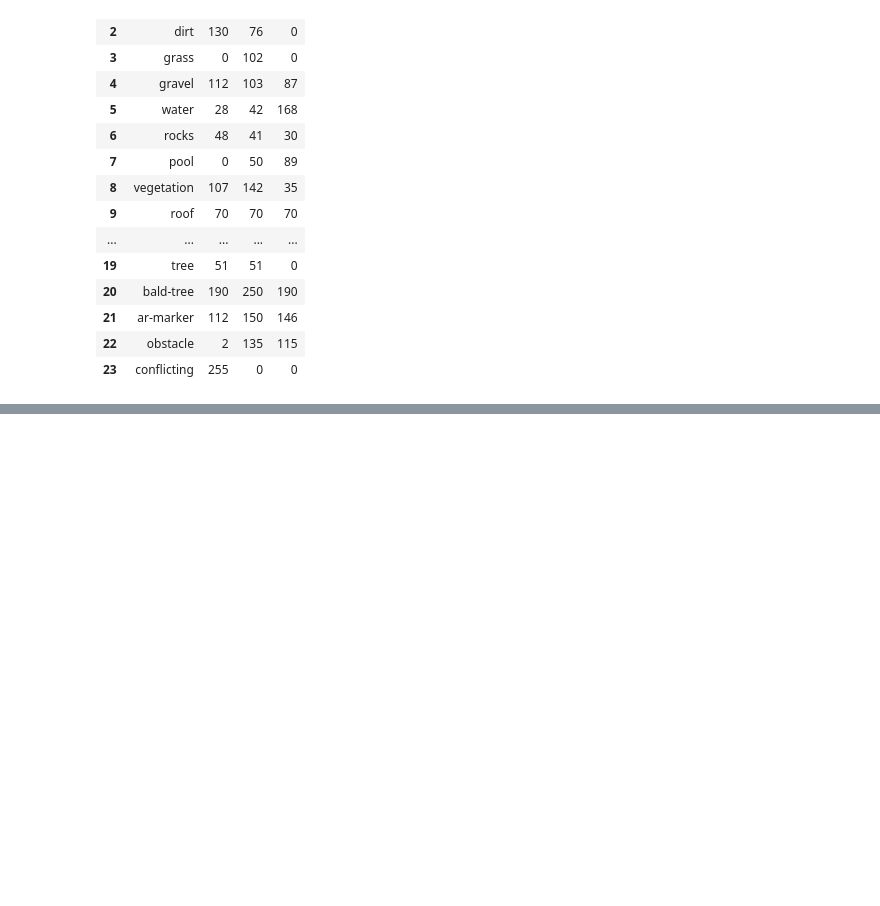
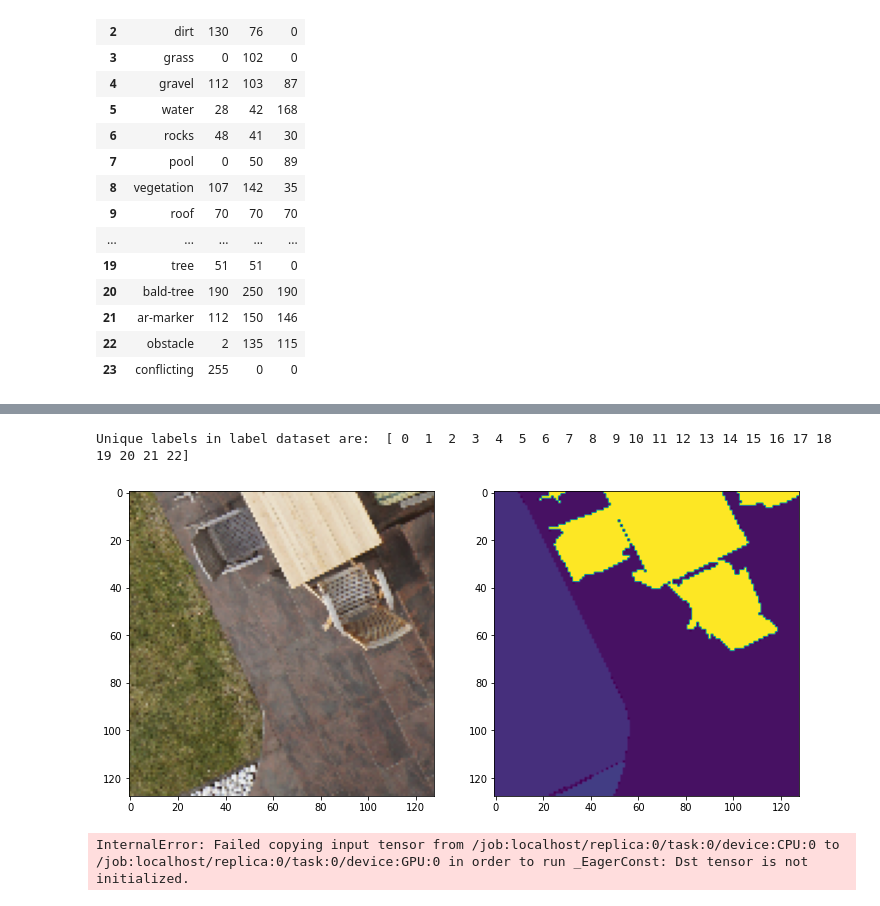
Before and after one commit to roshan-pandey/Semantic-Segmentation, a Jupyter notebook: src/modelling.ipynb, the cells around one changed output, grey strips where cells are left out. Drawn from its saved outputs; the diff is of its cells as text; code cells hidden in the pictures; blank space fills up the shorter version.

```diff
--- a/src/modelling.ipynb
+++ b/src/modelling.ipynb
@@ -221,0 +279,28 @@ plt.show()
+# %%
+def rgb_to_labels(img, mask_labels):
+    label_seg = np.zeros(img.shape,dtype=np.uint8)
+    for i in range(mask_labels.shape[0]):
+        label_seg[np.all(img == list(mask_labels.iloc[i, [1,2,3]]), axis=-1)] = i
+    label_seg = label_seg[:,:,0]  #Just take the first channel, no need for all 3 channels
+    return label_seg
+# %%
+patched_labels = []
+for i in tqdm(range(patched_mask_dataset.shape[0])):
+    patched_label = rgb_to_labels(patched_mask_dataset[i], mask_labels)
+    patched_labels.append(patched_label)
+# %%
+patched_labels = np.array(patched_labels)
+patched_labels = np.expand_dims(patched_labels, axis=3)
+# %%
+print("Unique labels in label dataset are: ", np.unique(patched_labels))
+
+image_number = random.randint(0, len(patched_image_dataset))
+plt.figure(figsize=(12, 6))
+plt.subplot(121)
+plt.imshow(patched_image_dataset[image_number])
+plt.subplot(122)
+plt.imshow(patched_labels[image_number][:,:,0])
+plt.show()
+# %% [output]
+Unique labels in label dataset are:  [ 0  1  2  3  4  5  6  7  8  9 10 11 12 13 14 15 16 17 18 19 20 21 22]
+[figure, added]
@@ -221,0 +335,10 @@ plt.show()
+# %%
+history1 = model_resnet_backbone.fit(X_train_prepr,
+          y_train,
+          batch_size=32,
+          epochs=100,
+          callbacks=callbacks,
+          verbose=1,
+          validation_data=(X_test_prepr, y_test))
+# %% [output]
+InternalError: Failed copying input tensor from /job:localhost/replica:0/task:0/device:CPU:0 to /job:localhost/replica:0/task:0/device:GPU:0 in order to run _EagerConst: Dst tensor is not initialized.
```
Also changed, not shown: parts of 35 cells of this notebook.
